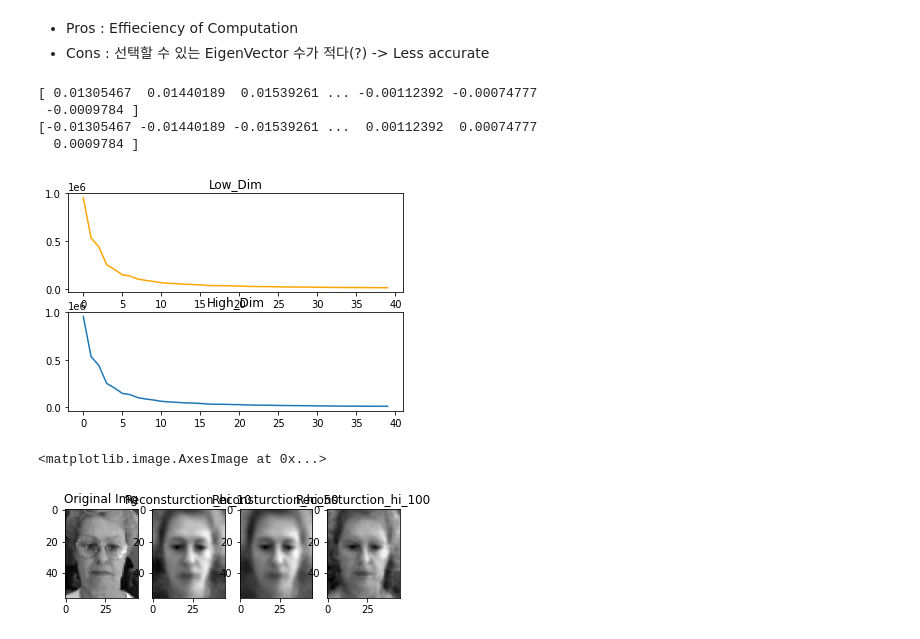
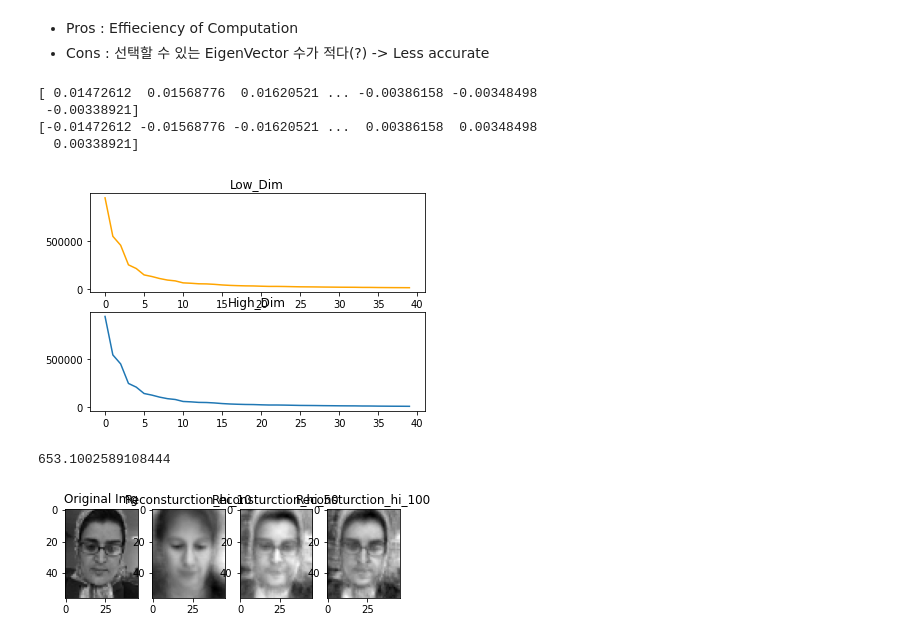
Before and after one commit to sw-programmer/Coursework1, a Jupyter notebook: CW1_Q1.ipynb, the cells around one changed output. Saved outputs shown, nothing was run; the diff lists cells and outputs as text; code cells hidden in the pictures.

```diff
--- a/CW1_Q1.ipynb
+++ b/CW1_Q1.ipynb
@@ -46,13 +46,21 @@ dict_keys(['__header__', '__version__', '__globals__', 'X', 'l'])
 # %%
 df = pd.DataFrame(data=mat_X).transpose()
 df['label'] = mat_Y                         # row -> data, col -> feature
-print(df)
+X = df.iloc[:, :-1].values
+Y = df.iloc[:, -1].values                   # Target column
 
-X = df.iloc[:, :-1].values
-Y = df.iloc[:, -1].values # column 'Target'
-
-X_train, X_test, Y_train, Y_test = train_test_split( X, Y, test_size=0.2, random_state=35) #sklearn lib
+X_train, X_test, y_train, y_test = train_test_split(X,
+                                                    Y,
+                                                    test_size=0.2,
+                                                    shuffle=True,
+                                                    stratify=Y,
+                                                    random_state=1004)
+# 얼굴 그룹 비율 유지
 # test/train ratio = 0.2
 # random_state -> before dividing, seed for shuffling
-print(X_train.shape, X_test.shape, Y_train.shape, Y_test.shape)
+print('X_train shape:', X_train.shape)
+print('X_test shape:', X_test.shape)
+print('y_train shape:', y_train.shape)
+print('y_test shape:', y_test.shape)
+np.unique(y_train, return_counts=True)    # 52명의 얼굴이 80%씩 고르게 train set에 들어간 모습
 # %% [output]
@@ -151,38 +158,39 @@ low = A @ eigvecs_lo[:,0]
 print(eigvecs_hi[:,0])
 print(low/np.linalg.norm(low))             # low dim에서 A를 곱해주면 eigenvector 방향까지 동일해짐
 # %% [output]
-[ 0.01305467  0.01440189  0.01539261 ... -0.00112392 -0.00074777
- -0.0009784 ]
-[-0.01305467 -0.01440189 -0.01539261 ...  0.00112392  0.00074777
-  0.0009784 ]
+[ 0.01472612  0.01568776  0.01620521 ... -0.00386158 -0.00348498
+ -0.00338921]
+[-0.01472612 -0.01568776 -0.01620521 ...  0.00386158  0.00348498
+  0.00338921]
-[figure, old version]
+[figure, new version]
 # %%
 ### Face Reconstruction ###
 # with 10 components
-reconstruct_hi_10 = reconstruct(X_train, eigvecs_hi[:,0:10])
+
+reconstruct_hi_10 = reconstruct(A.T, eigvecs_hi[:,0:10])
 reconstruct_hi_10 = reconstruct_hi_10 + X_bar
 
 # with 50 components
-reconstruct_hi_50 = reconstruct(X_train, eigvecs_hi[:,0:50])
-reconstruct_hi_50 = reconstruct_hi_10 + X_bar
+reconstruct_hi_50 = reconstruct(A.T, eigvecs_hi[:,0:50])
+reconstruct_hi_50 = reconstruct_hi_50 + X_bar
 
 # with 100 components
-reconstruct_hi_100 = reconstruct(X_train, eigvecs_hi[:,0:100])
+reconstruct_hi_100 = reconstruct(A.T, eigvecs_hi[:,0:100])
 reconstruct_hi_100 = reconstruct_hi_100 + X_bar
 
 fig = plt.figure()
 ax1 = fig.add_subplot(141)
 ax1.set_title('Original Img')
 ax1.imshow(np.reshape(X_train[0,:],(46,56)).T, cmap = 'gist_gray')
 ax2 = fig.add_subplot(142)
 ax2.set_title('Reconsturction_hi_10')
 ax2.imshow(np.reshape(reconstruct_hi_10[0,:],(46,56)).T, cmap = 'gist_gray')
 ax3 = fig.add_subplot(143)
 ax3.set_title('Reconsturction_hi_50')
 ax3.imshow(np.reshape(reconstruct_hi_50[0,:],(46,56)).T, cmap = 'gist_gray')
 ax4 = fig.add_subplot(144)
 ax4.set_title('Reconsturction_hi_100')
 ax4.imshow(np.reshape(reconstruct_hi_100[0,:],(46,56)).T, cmap = 'gist_gray')
 # %% [output]
-<matplotlib.image.AxesImage at 0x...>
+653.1002589108444
-[figure, old version]
+[figure, new version]
```
Also changed, not shown: parts of 2 cells of this notebook.
